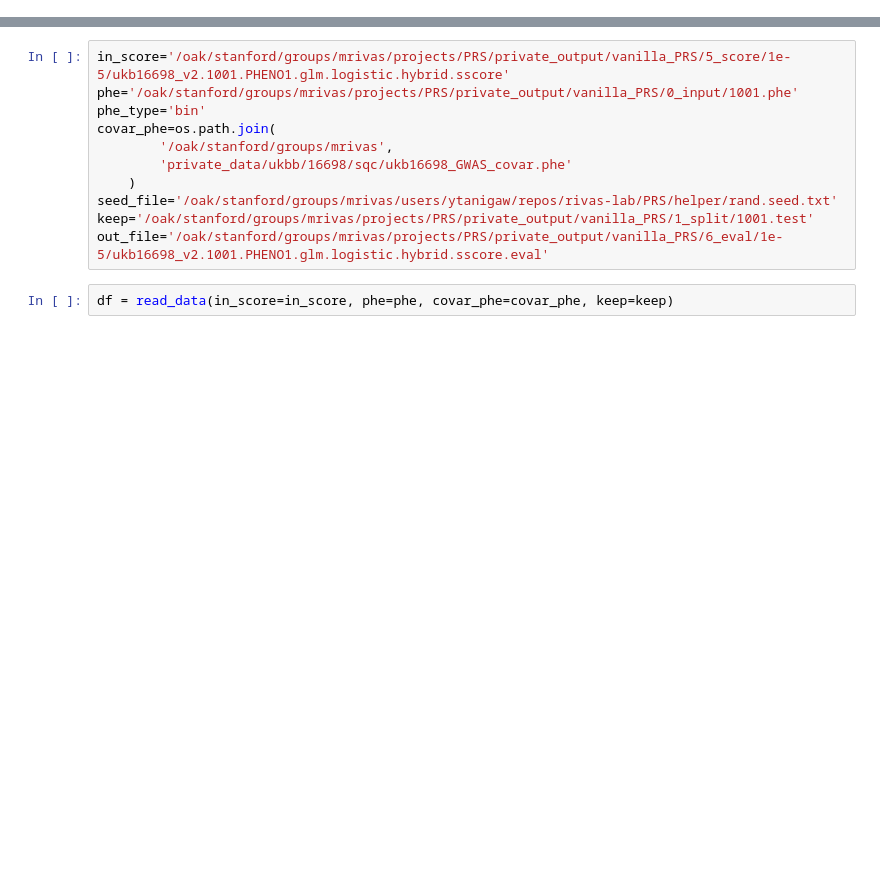
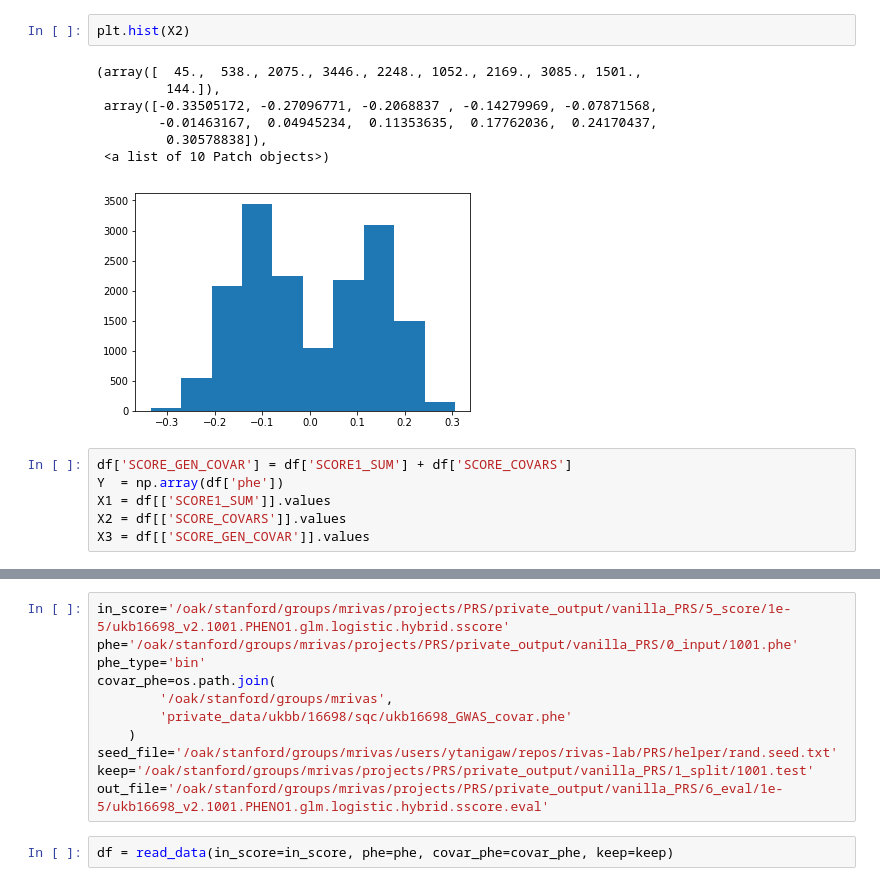
Before and after one commit to rivas-lab/PRS, a Jupyter notebook: notebook/r2computation.ipynb, the cells around one changed output, grey strips where cells are left out. Saved outputs shown, nothing was run; the diff lists cells and outputs as text; blank space fills up the shorter version.

```diff
--- a/notebook/r2computation.ipynb
+++ b/notebook/r2computation.ipynb
@@ -60,0 +250,16 @@ def read_data(in_score, phe, covar_phe, keep=None):
+# %%
+plt.hist(X2)
+# %% [output]
+(array([  45.,  538., 2075., 3446., 2248., 1052., 2169., 3085., 1501.,
+         144.]),
+ array([-0.33505172, -0.27096771, -0.2068837 , -0.14279969, -0.07871568,
+        -0.01463167,  0.04945234,  0.11353635,  0.17762036,  0.24170437,
+         0.30578838]),
+ <a list of 10 Patch objects>)
+[figure, added]
+# %%
+df['SCORE_GEN_COVAR'] = df['SCORE1_SUM'] + df['SCORE_COVARS']
+Y  = np.array(df['phe'])
+X1 = df[['SCORE1_SUM']].values
+X2 = df[['SCORE_COVARS']].values
+X3 = df[['SCORE_GEN_COVAR']].values
```
Also changed, not shown: parts of 40 cells of this notebook, 8 other files.
